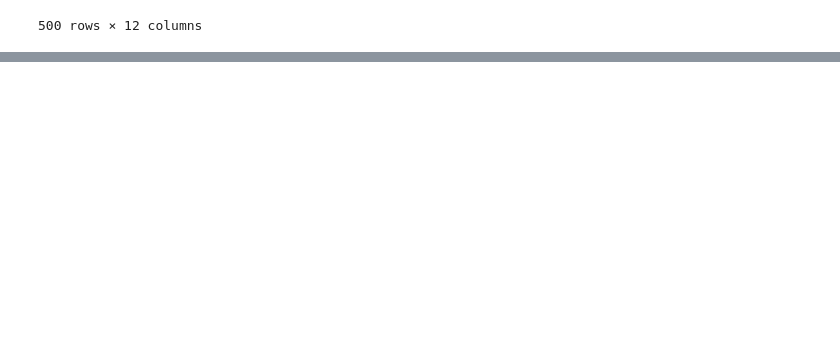
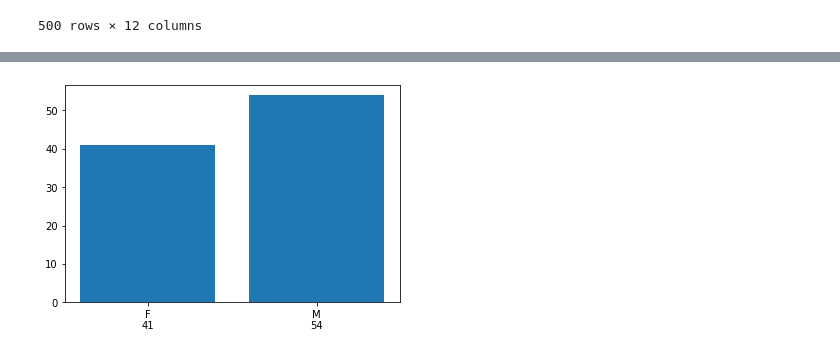
Before and after one commit to Akshath-Mahajan/Synapse-Interview, a Jupyter notebook: Task_Two/DataVisualization.ipynb, the cells around one changed output, grey strips where cells are left out. Drawn from its saved outputs; the diff is of its cells as text; code cells hidden in the pictures; blank space fills up the shorter version.

```diff
--- a/Task_Two/DataVisualization.ipynb
+++ b/Task_Two/DataVisualization.ipynb
@@ -303,0 +351,7 @@ We are finally ready to visualize our data `VizData`
+# %%
+IN_Mask = (VizData['state'] == "IN")
+OR_Mask = (VizData['state'] == "OR")
+GA_Mask = (VizData['state'] == "GA")
+IN_Data= VizData[IN_Mask]
+OR_Data = VizData[OR_Mask]
+GA_Data = VizData[GA_Mask]
@@ -303,0 +362,7 @@ We are finally ready to visualize our data `VizData`
+# %%
+def plot_bar(key, dataset):
+    labels, values = np.unique(dataset[key], return_counts=True)
+    for i in range(len(labels)):
+        labels[i]+="\n"+str(values[i])
+    plt.bar(labels, values)
+    plt.show()
@@ -303,0 +380,4 @@ We are finally ready to visualize our data `VizData`
+# %%
+plot_bar('gender', IN_Data)
+# %% [output]
+[figure, added]
```
Also changed, not shown: parts of 41 cells of this notebook.
